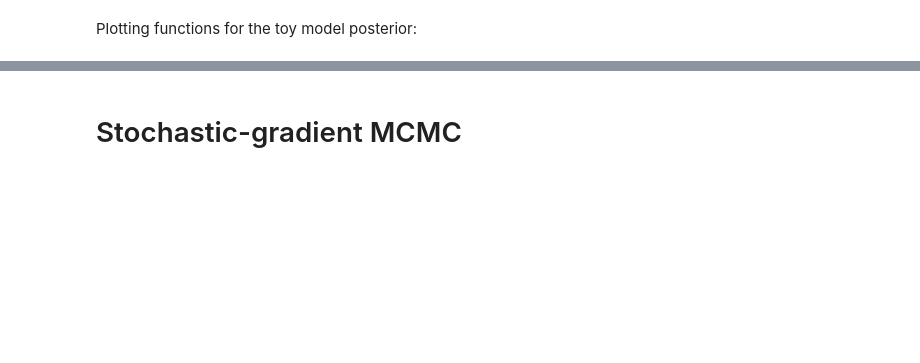
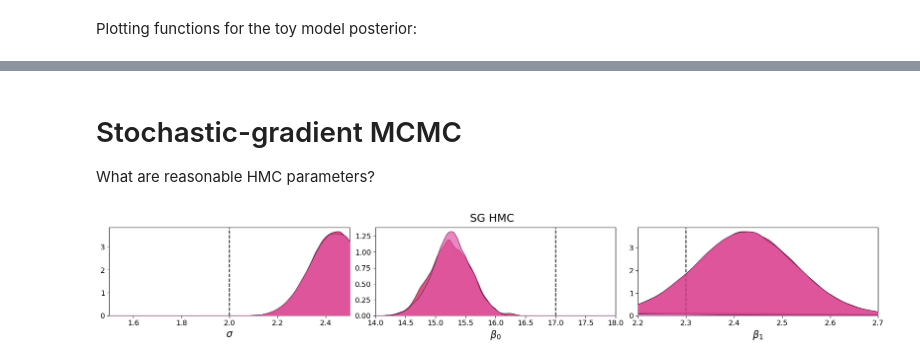
Before and after one commit to UncertaintyInComplexSystems/bamojax, a Jupyter notebook: bamojax/examples/toy_examples/linear_regression.ipynb, the cells around one changed output, grey strips where cells are left out. Drawn from its saved outputs; the diff is of its cells as text; code cells hidden in the pictures; blank space fills up the shorter version.

```diff
--- a/bamojax/examples/toy_examples/linear_regression.ipynb
+++ b/bamojax/examples/toy_examples/linear_regression.ipynb
@@ -398,2 +365,29 @@ plt.suptitle('MCMC comparison figure', fontsize=18);
 # %% [markdown]
 # Stochastic-gradient MCMC
+
+What are reasonable HMC parameters?
+# %%
+batch_size = 25
+num_burn = 100_000
+num_thin = 10
+num_samples = 100_000
+num_chains = 4
+stepsize = 1e-3
+
+engine = SGMCMCInference(model=model,
+                         num_chains=num_chains,
+                         sgmcmc_kernel=blackjax.sghmc,
+                         sgmcmc_params=dict(num_integration_steps=10, alpha=0.01, beta=0.0),
+                         data_size=n,
+                         batch_size=batch_size,
+                         batch_nodes=[x_node, y_node],
+                         stepsize=stepsize,
+                         num_samples=num_samples,
+                         num_burn=num_burn,
+                         num_thin=num_thin)
+
+result = engine.run(jrnd.PRNGKey(0))
+
+plot_posterior(result['states'], mpl.colormaps['PuRd'], title='SG HMC');
+# %% [output]
+[figure, added]
```
Also changed, not shown: parts of 32 cells of this notebook, 11 other files.
